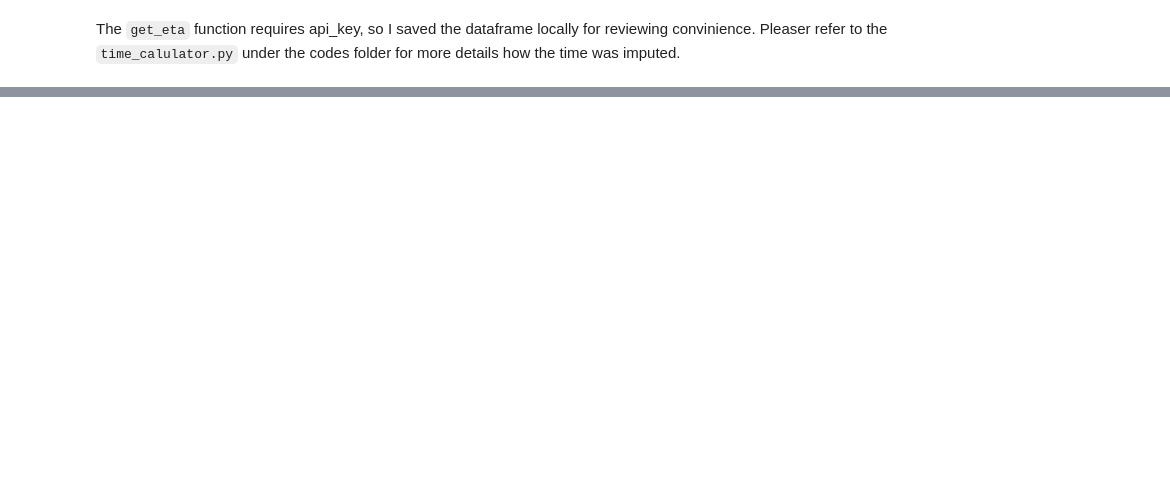
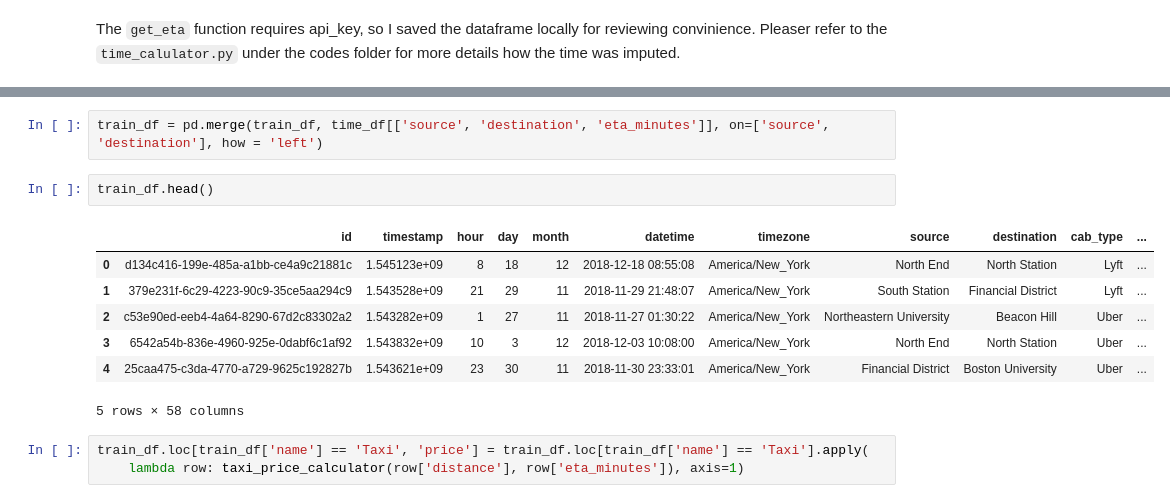
Before and after one commit to carrieyxia/ADAN8888.01_Fall_24_Applied_Analytics_Project, a Jupyter notebook: notebooks/week4_notebook.ipynb, the cells around one changed output, grey strips where cells are left out. Drawn from its saved outputs; the diff is of its cells as text; blank space fills up the shorter version.

```diff
--- a/notebooks/week4_notebook.ipynb
+++ b/notebooks/week4_notebook.ipynb
@@ -183,0 +143,15 @@ Percentage of missing values in 'price' after imputing: 0.00%
+# %%
+train_df = pd.merge(train_df, time_df[['source', 'destination', 'eta_minutes']], on=['source', 'destination'], how = 'left')
+# %%
+train_df.head()
+# %% [output]
+|  | id | timestamp | hour | day | month | datetime | timezone | source | destination | cab_type | ... |
+| 0 | d134c416-199e-485a-a1bb-ce4a9c21881c | 1.545123e+09 | 8 | 18 | 12 | 2018-12-18 08:55:08 | America/New_York | North End | North Station | Lyft | ... |
+| 1 | 379e231f-6c29-4223-90c9-35ce5aa294c9 | 1.543528e+09 | 21 | 29 | 11 | 2018-11-29 21:48:07 | America/New_York | South Station | Financial District | Lyft | ... |
+| 2 | c53e90ed-eeb4-4a64-8290-67d2c83302a2 | 1.543282e+09 | 1 | 27 | 11 | 2018-11-27 01:30:22 | America/New_York | Northeastern University | Beacon Hill | Uber | ... |
+| 3 | 6542a54b-836e-4960-925e-0dabf6c1af92 | 1.543832e+09 | 10 | 3 | 12 | 2018-12-03 10:08:00 | America/New_York | North End | North Station | Uber | ... |
+| 4 | 25caa475-c3da-4770-a729-9625c192827b | 1.543621e+09 | 23 | 30 | 11 | 2018-11-30 23:33:01 | America/New_York | Financial District | Boston University | Uber | ... |
+5 rows × 58 columns
+# %%
+train_df.loc[train_df['name'] == 'Taxi', 'price'] = train_df.loc[train_df['name'] == 'Taxi'].apply(
+    lambda row: taxi_price_calculator(row['distance'], row['eta_minutes']), axis=1)
```
Also changed, not shown: parts of 55 cells of this notebook, 10 other files.
